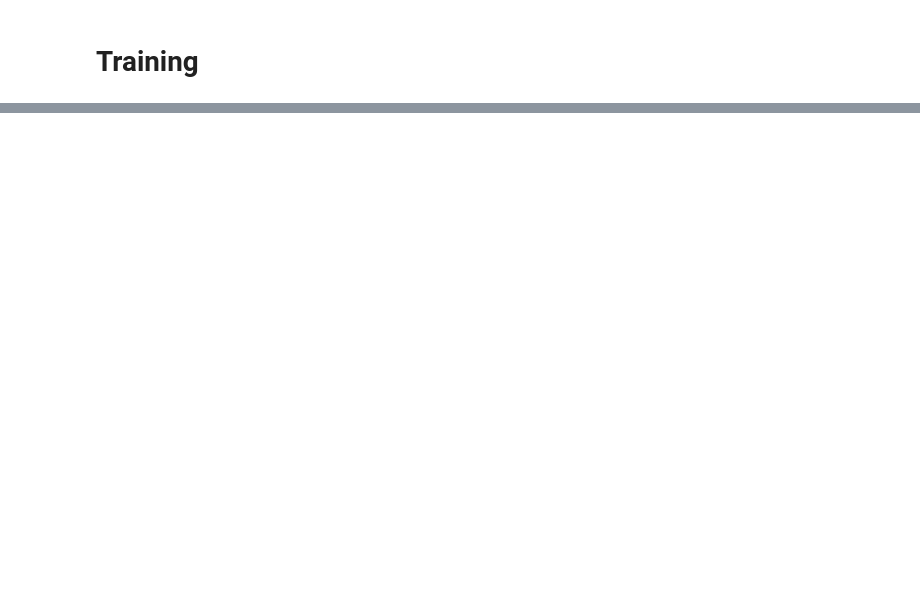
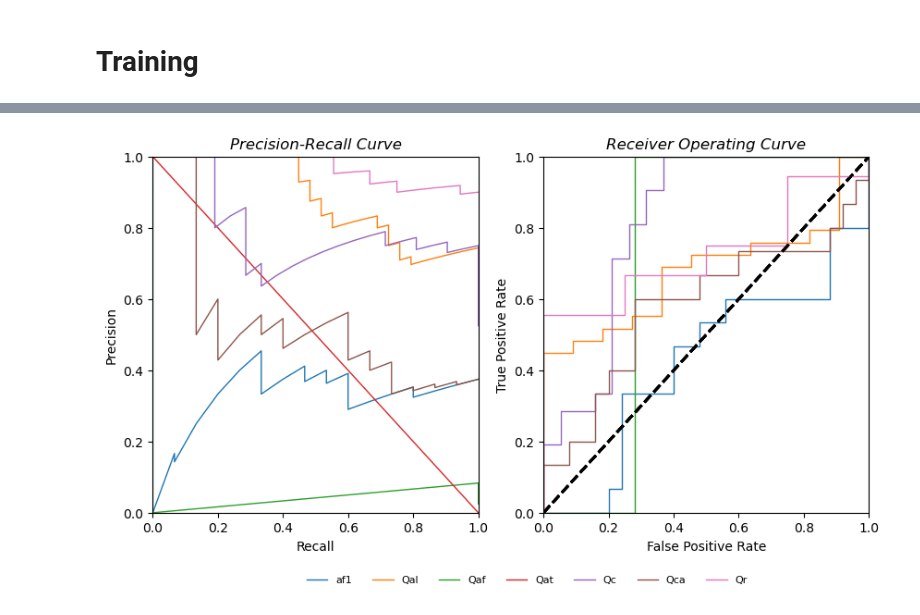
Before and after one commit to masseygeo/earthscape, a Jupyter notebook: code/models/test.ipynb, the cells around one changed output, grey strips where cells are left out. Cells and saved outputs as stored; diff of their text form; code cells hidden in the pictures; blank space fills up the shorter version.

```diff
--- a/code/models/test.ipynb
+++ b/code/models/test.ipynb
@@ -200,0 +336,8 @@ def training_log():
+# %%
+class_cols = ['af1', 'Qal', 'Qaf', 'Qat', 'Qc', 'Qca', 'Qr']
+
+fig = plot_label_pr_roc_curves(targets, probabilities, class_cols)
+
+fig.savefig(f"{output_dir}/crossdomain_pr_curves.jpg")
+# %% [output]
+[figure, added]
```
Also changed, not shown: parts of 21 cells of this notebook, 17 other files.
